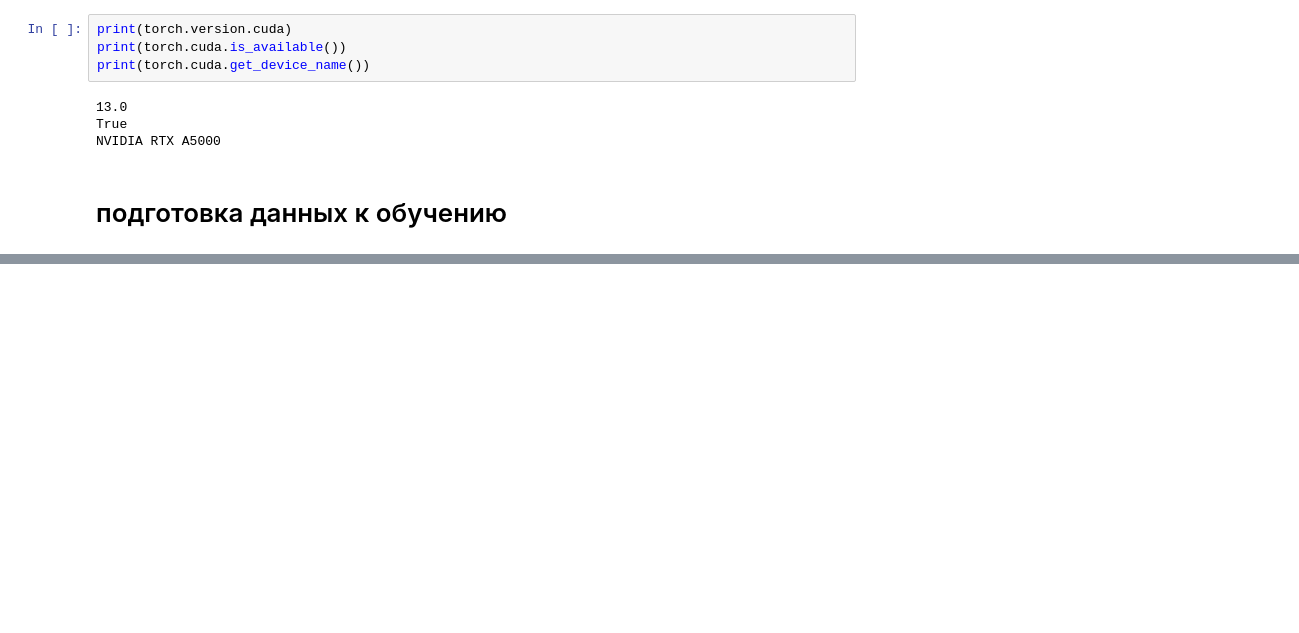
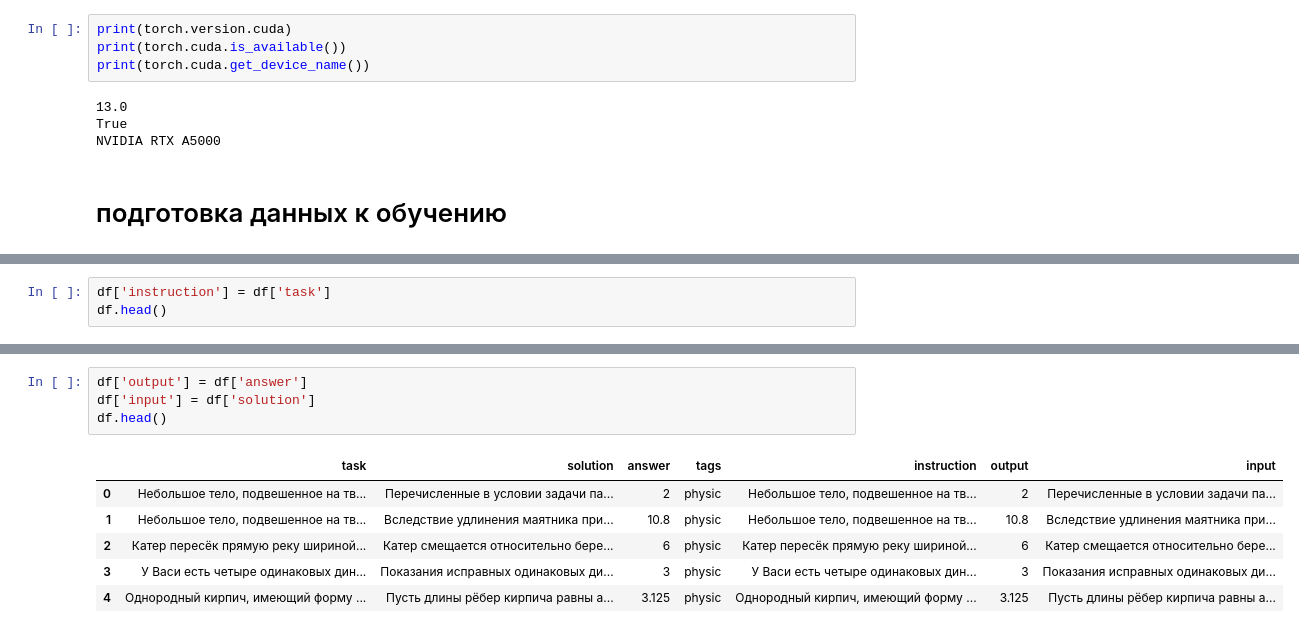
Before and after one commit to sollltit/vkr_gen_model, a Jupyter notebook: model_train_rus.ipynb, the cells around one changed output, grey strips where cells are left out. Drawn from its saved outputs; the diff is of its cells as text; blank space fills up the shorter version.

```diff
--- a/model_train_rus.ipynb
+++ b/model_train_rus.ipynb
@@ -34,0 +60,3 @@ NVIDIA RTX A5000
+# %%
+df['instruction'] = df['task']
+df.head()
@@ -34,0 +70,11 @@ NVIDIA RTX A5000
+# %%
+df['output'] = df['answer']
+df['input'] = df['solution']
+df.head()
+# %% [output]
+|  | task | solution | answer | tags | instruction | output | input |
+| 0 | Небольшое тело, подвешенное на тв... | Перечисленные в условии задачи па... | 2 | physic | Небольшое тело, подвешенное на тв... | 2 | Перечисленные в условии задачи па... |
+| 1 | Небольшое тело, подвешенное на тв... | Вследствие удлинения маятника при... | 10.8 | physic | Небольшое тело, подвешенное на тв... | 10.8 | Вследствие удлинения маятника при... |
+| 2 | Катер пересёк прямую реку шириной... | Катер смещается относительно бере... | 6 | physic | Катер пересёк прямую реку шириной... | 6 | Катер смещается относительно бере... |
+| 3 | У Васи есть четыре одинаковых дин... | Показания исправных одинаковых ди... | 3 | physic | У Васи есть четыре одинаковых дин... | 3 | Показания исправных одинаковых ди... |
+| 4 | Однородный кирпич, имеющий форму ... | Пусть длины рёбер кирпича равны a... | 3.125 | physic | Однородный кирпич, имеющий форму ... | 3.125 | Пусть длины рёбер кирпича равны a... |
```
Also changed, not shown: parts of 38 cells of this notebook, 6 other files.
